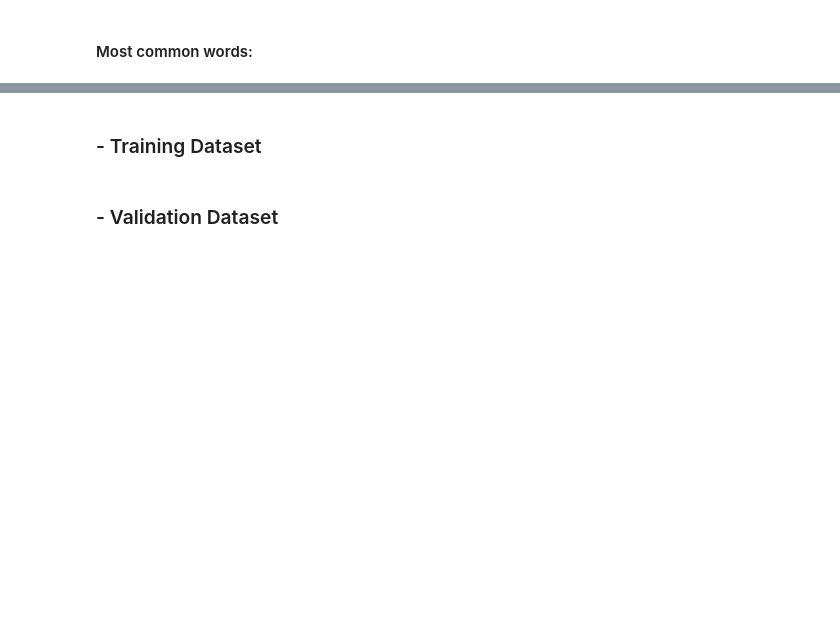
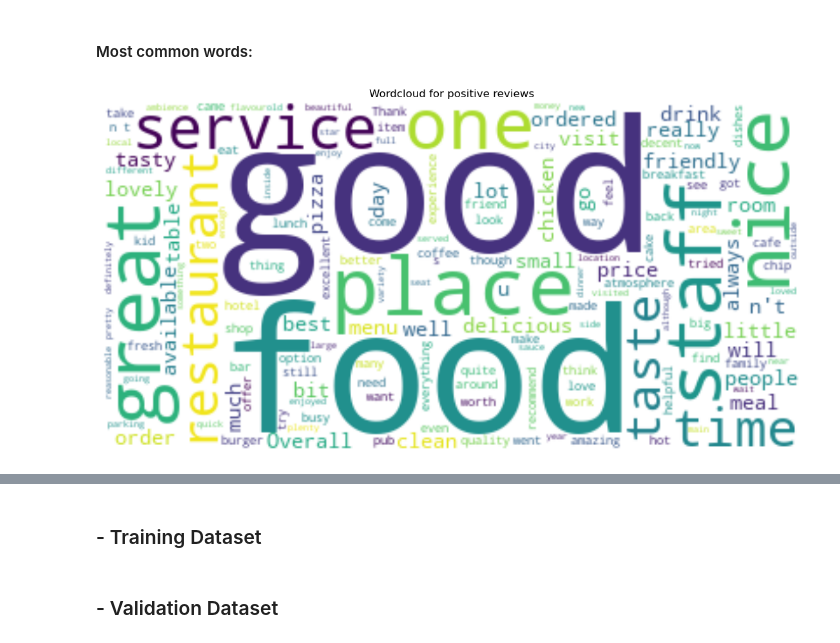
Before and after one commit to saropi99/nlp-project, a Jupyter notebook: notebook.ipynb, the cells around one changed output, grey strips where cells are left out. Cells and saved outputs as stored; diff of their text form; code cells hidden in the pictures; blank space fills up the shorter version.

```diff
--- a/notebook.ipynb
+++ b/notebook.ipynb
@@ -226,13 +381,15 @@ plt.show()
 # %% [markdown]
 #### Most common words:
 # %%
-# POSITIVE SENTIMENT
+# POSITIVE SENTIMENT WODDCLOUD
 text = " ".join(i for i in combined_sentiment_df[combined_sentiment_df['sentiment_label']==1]['text'])
 wordcloud = WordCloud(background_color="white").generate(text)
 
-plt.figure(figsize=(15,10))
+plt.figure(figsize=(14,10))
 plt.imshow(wordcloud, interpolation='bilinear')
 plt.axis("off")
 plt.title('Wordcloud for positive reviews')
 plt.show()
+# %% [output]
+[figure, added]
 # %%
```
Also changed, not shown: parts of 67 cells of this notebook.
